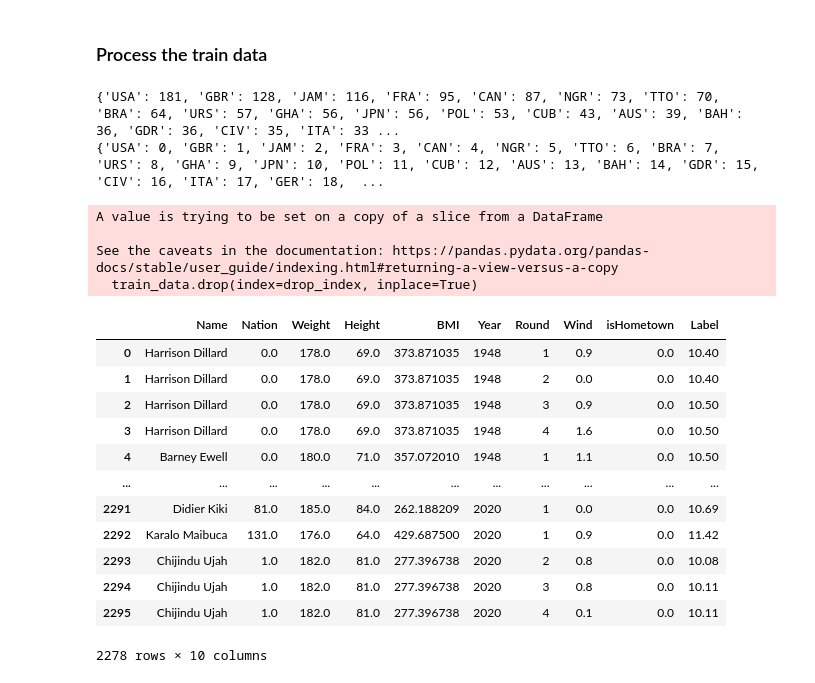
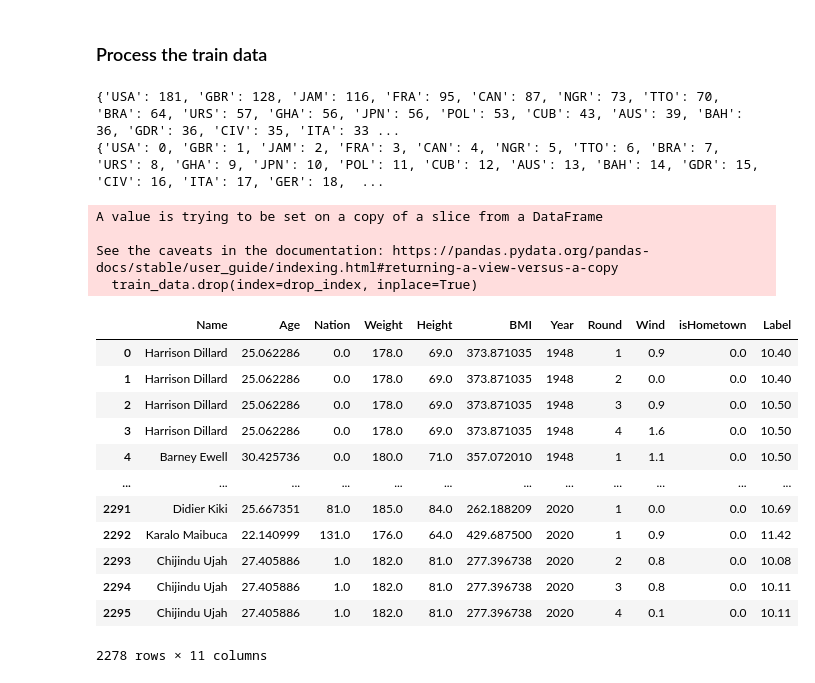
Before and after one commit to ailuropodaWu/NYCU-AI-Capstone, a Jupyter notebook: Project1/generate_train_data.ipynb, the cells around one changed output. Drawn from its saved outputs; the diff is of its cells as text; code cells hidden in the pictures.

```diff
--- a/Project1/generate_train_data.ipynb
+++ b/Project1/generate_train_data.ipynb
@@ -161,44 +161,44 @@ print(nation_list)
 
 drop_index = []
 for idx, row in train_data.iterrows():
     birthday = row['Birthday']
     try:
         month = birthday.split()[1]
     except:
         drop_index.append(idx)
         continue
     birthday = birthday.replace(month, str(list(calendar.month_name).index(month)))
     while birthday[-1] == ' ':
         birthday = birthday[:-1]
     birthday = datetime.strptime(birthday, "%d %m %Y")
     train_data.loc[idx, "Age"] = (datetime.strptime(olympic_list[row['Year']][1], "%Y%m%d") - birthday).days / 365.25
     train_data.loc[idx, "isHometown"] = int(row['NOC'] == olympic_list[row['Year']][0])
     train_data.loc[idx, "BMI"] = row['Weight'] * 10000 / row['Height'] / row['Height']
     train_data.loc[idx, 'Nation'] = nation_list[row['NOC']]
 
 train_data_path = './dataset/train_data.csv'
-cols = ['Name', 'Nation', 'Weight', 'Height', 'BMI', 'Year', 'Round', 'Wind', 'isHometown', 'Label']
+cols = ['Name', 'Age', 'Nation', 'Weight', 'Height', 'BMI', 'Year', 'Round', 'Wind', 'isHometown', 'Label']
 train_data = train_data[cols]
 train_data.drop(index=drop_index, inplace=True)
 train_data.to_csv(train_data_path, index=False)
 train_data
 # %% [output]
 {'USA': 181, 'GBR': 128, 'JAM': 116, 'FRA': 95, 'CAN': 87, 'NGR': 73, 'TTO': 70, 'BRA': 64, 'URS': 57, 'GHA': 56, 'JPN': 56, 'POL': 53, 'CUB': 43, 'AUS': 39, 'BAH': 36, 'GDR': 36, 'CIV': 35, 'ITA': 33 ...
 {'USA': 0, 'GBR': 1, 'JAM': 2, 'FRA': 3, 'CAN': 4, 'NGR': 5, 'TTO': 6, 'BRA': 7, 'URS': 8, 'GHA': 9, 'JPN': 10, 'POL': 11, 'CUB': 12, 'AUS': 13, 'BAH': 14, 'GDR': 15, 'CIV': 16, 'ITA': 17, 'GER': 18,  ...
 A value is trying to be set on a copy of a slice from a DataFrame
 
 See the caveats in the documentation: https://pandas.pydata.org/pandas-docs/stable/user_guide/indexing.html#returning-a-view-versus-a-copy
   train_data.drop(index=drop_index, inplace=True)
-|  | Name | Nation | Weight | Height | BMI | Year | Round | Wind | isHometown | Label |
-| 0 | Harrison Dillard | 0.0 | 178.0 | 69.0 | 373.871035 | 1948 | 1 | 0.9 | 0.0 | 10.40 |
-| 1 | Harrison Dillard | 0.0 | 178.0 | 69.0 | 373.871035 | 1948 | 2 | 0.0 | 0.0 | 10.40 |
-| 2 | Harrison Dillard | 0.0 | 178.0 | 69.0 | 373.871035 | 1948 | 3 | 0.9 | 0.0 | 10.50 |
-| 3 | Harrison Dillard | 0.0 | 178.0 | 69.0 | 373.871035 | 1948 | 4 | 1.6 | 0.0 | 10.50 |
-| 4 | Barney Ewell | 0.0 | 180.0 | 71.0 | 357.072010 | 1948 | 1 | 1.1 | 0.0 | 10.50 |
-| ... | ... | ... | ... | ... | ... | ... | ... | ... | ... | ... |
-| 2291 | Didier Kiki | 81.0 | 185.0 | 84.0 | 262.188209 | 2020 | 1 | 0.0 | 0.0 | 10.69 |
-| 2292 | Karalo Maibuca | 131.0 | 176.0 | 64.0 | 429.687500 | 2020 | 1 | 0.9 | 0.0 | 11.42 |
-| 2293 | Chijindu Ujah | 1.0 | 182.0 | 81.0 | 277.396738 | 2020 | 2 | 0.8 | 0.0 | 10.08 |
-| 2294 | Chijindu Ujah | 1.0 | 182.0 | 81.0 | 277.396738 | 2020 | 3 | 0.8 | 0.0 | 10.11 |
-| 2295 | Chijindu Ujah | 1.0 | 182.0 | 81.0 | 277.396738 | 2020 | 4 | 0.1 | 0.0 | 10.11 |
+|  | Name | Age | Nation | Weight | Height | BMI | Year | Round | Wind | isHometown | Label |
+| 0 | Harrison Dillard | 25.062286 | 0.0 | 178.0 | 69.0 | 373.871035 | 1948 | 1 | 0.9 | 0.0 | 10.40 |
+| 1 | Harrison Dillard | 25.062286 | 0.0 | 178.0 | 69.0 | 373.871035 | 1948 | 2 | 0.0 | 0.0 | 10.40 |
+| 2 | Harrison Dillard | 25.062286 | 0.0 | 178.0 | 69.0 | 373.871035 | 1948 | 3 | 0.9 | 0.0 | 10.50 |
+| 3 | Harrison Dillard | 25.062286 | 0.0 | 178.0 | 69.0 | 373.871035 | 1948 | 4 | 1.6 | 0.0 | 10.50 |
+| 4 | Barney Ewell | 30.425736 | 0.0 | 180.0 | 71.0 | 357.072010 | 1948 | 1 | 1.1 | 0.0 | 10.50 |
+| ... | ... | ... | ... | ... | ... | ... | ... | ... | ... | ... | ... |
+| 2291 | Didier Kiki | 25.667351 | 81.0 | 185.0 | 84.0 | 262.188209 | 2020 | 1 | 0.0 | 0.0 | 10.69 |
+| 2292 | Karalo Maibuca | 22.140999 | 131.0 | 176.0 | 64.0 | 429.687500 | 2020 | 1 | 0.9 | 0.0 | 11.42 |
+| 2293 | Chijindu Ujah | 27.405886 | 1.0 | 182.0 | 81.0 | 277.396738 | 2020 | 2 | 0.8 | 0.0 | 10.08 |
+| 2294 | Chijindu Ujah | 27.405886 | 1.0 | 182.0 | 81.0 | 277.396738 | 2020 | 3 | 0.8 | 0.0 | 10.11 |
+| 2295 | Chijindu Ujah | 27.405886 | 1.0 | 182.0 | 81.0 | 277.396738 | 2020 | 4 | 0.1 | 0.0 | 10.11 |
-2278 rows × 10 columns
+2278 rows × 11 columns
```
Also changed, not shown: 1 other file.
